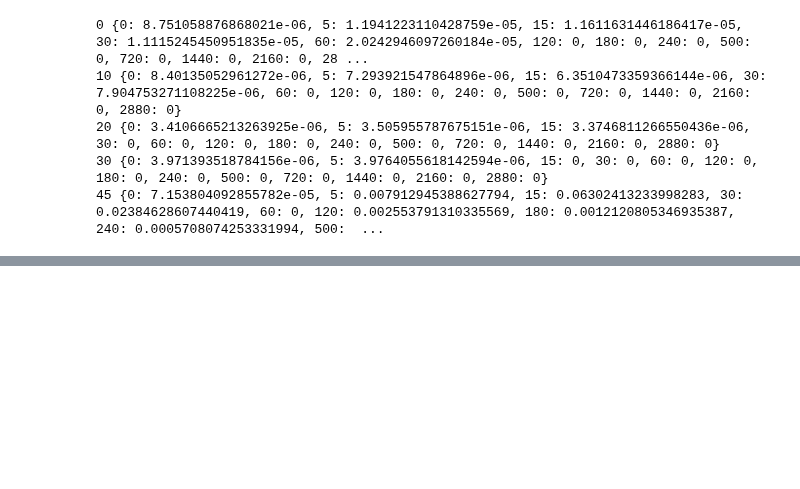
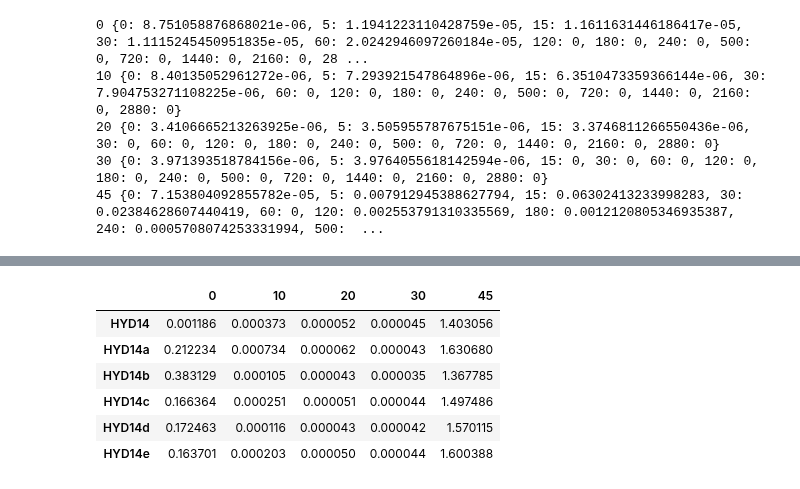
Before and after one commit to drnesr/SandDitch, a Jupyter notebook: Code/SandDitchAnalysis015.ipynb, the cells around one changed output, grey strips where cells are left out. Cells and saved outputs as stored; diff of their text form; code cells hidden in the pictures; blank space fills up the shorter version.

```diff
--- a/Code/SandDitchAnalysis015.ipynb
+++ b/Code/SandDitchAnalysis015.ipynb
@@ -62,3 +62,14 @@ for crossing in [0, 10, 20, 30, 45]:
 20 {0: 3.4106665213263925e-06, 5: 3.505955787675151e-06, 15: 3.3746811266550436e-06, 30: 0, 60: 0, 120: 0, 180: 0, 240: 0, 500: 0, 720: 0, 1440: 0, 2160: 0, 2880: 0}
 30 {0: 3.971393518784156e-06, 5: 3.9764055618142594e-06, 15: 0, 30: 0, 60: 0, 120: 0, 180: 0, 240: 0, 500: 0, 720: 0, 1440: 0, 2160: 0, 2880: 0}
 45 {0: 7.153804092855782e-05, 5: 0.007912945388627794, 15: 0.06302413233998283, 30: 0.02384628607440419, 60: 0, 120: 0.002553791310335569, 180: 0.0012120805346935387, 240: 0.0005708074253331994, 500:  ...
+# %%
+results={f'HYD14{x}':[] for x in extensions}
+print(results)
+for i, x in enumerate(extensions):
+    print (f'\nHYD14{x}', end=': ')
+    for crossing in [0, 10, 20, 30, 45]:
+        flow = get_uneven_spans_area(
+            get_window_time_volumes(dfs[i], crossing, 2, 21))
+        results[f'HYD14{x}'].append(flow)
+        print('.', end='')
+print('\n',results)
@@ -64,0 +85,10 @@ for crossing in [0, 10, 20, 30, 45]:
+# %%
+pd.DataFrame(results, index=[0, 10, 20, 30, 45]).T
+# %% [output]
+|  | 0 | 10 | 20 | 30 | 45 |
+| HYD14 | 0.001186 | 0.000373 | 0.000052 | 0.000045 | 1.403056 |
+| HYD14a | 0.212234 | 0.000734 | 0.000062 | 0.000043 | 1.630680 |
+| HYD14b | 0.383129 | 0.000105 | 0.000043 | 0.000035 | 1.367785 |
+| HYD14c | 0.166364 | 0.000251 | 0.000051 | 0.000044 | 1.497486 |
+| HYD14d | 0.172463 | 0.000116 | 0.000043 | 0.000042 | 1.570115 |
+| HYD14e | 0.163701 | 0.000203 | 0.000050 | 0.000044 | 1.600388 |
```
Also changed, not shown: parts of 7 cells of this notebook.
